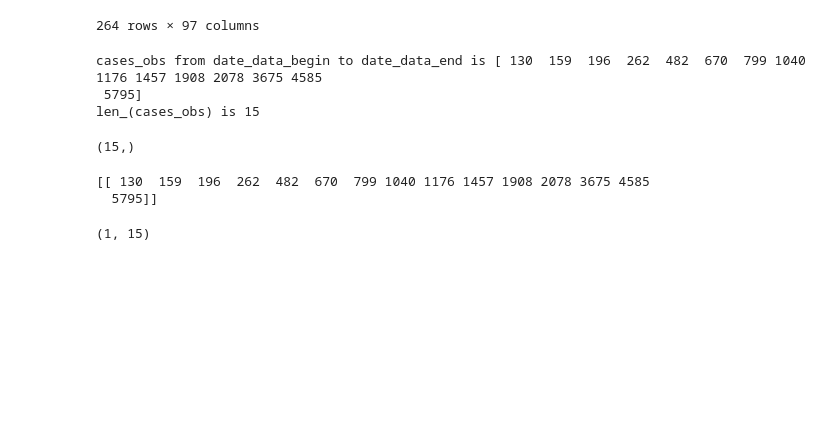
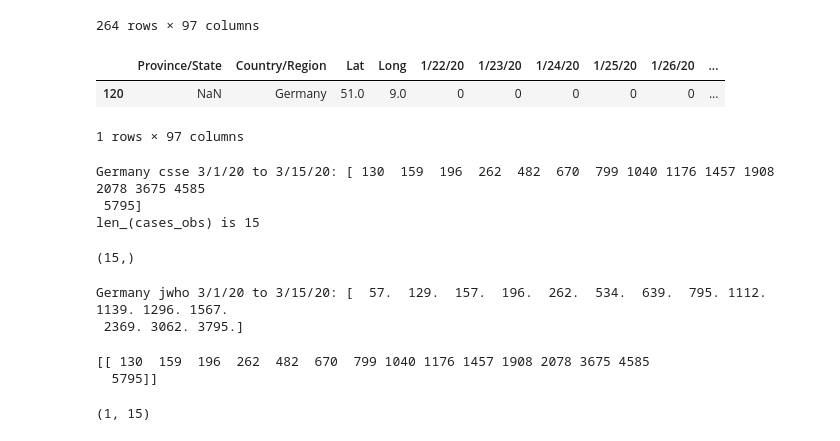
Before and after one commit to herysedra/covid19-mankaiza-clone, a Jupyter notebook: scripts/paper/simple_blocks/data.ipynb, the cells around one changed output. Saved outputs shown, nothing was run; the diff lists cells and outputs as text; code cells hidden in the pictures; blank space fills up the shorter version.

```diff
--- a/scripts/paper/simple_blocks/data.ipynb
+++ b/scripts/paper/simple_blocks/data.ipynb
@@ -95,6 +98,12 @@ memory usage: 200.2+ KB
 | 262 | NaN | Sao Tome and Principe | 0.186360 | 6.613081 | 0 | 0 | 0 | 0 | 0 | ... |
 | 263 | NaN | Yemen | 15.552727 | 48.516388 | 0 | 0 | 0 | 0 | 0 | ... |
 264 rows × 97 columns
+# %%
+csse_confirmed_cases.loc[csse_confirmed_cases["Country/Region"] == "Germany"]
+# %% [output]
+|  | Province/State | Country/Region | Lat | Long | 1/22/20 | 1/23/20 | 1/24/20 | 1/25/20 | 1/26/20 | ... |
+| 120 | NaN | Germany | 51.0 | 9.0 | 0 | 0 | 0 | 0 | 0 | ... |
+1 rows × 97 columns
 # %%
 cases_obs =  np.array(
     csse_confirmed_cases.loc[csse_confirmed_cases["Country/Region"] == "Germany",
@@ -102,17 +111,39 @@ cases_obs =  np.array(
 
 
 
-print('cases_obs from date_data_begin to date_data_end is', cases_obs, sep=" ")
+print('Germany csse 3/1/20 to 3/15/20:', cases_obs, sep=" ")
+
 
 print('len_(cases_obs) is', len(cases_obs), sep=" ")
 type(cases_obs)
 cases_obs.shape
 #From the output, cases_obs is made of 15
 # %% [output]
-cases_obs from date_data_begin to date_data_end is [ 130  159  196  262  482  670  799 1040 1176 1457 1908 2078 3675 4585
+Germany csse 3/1/20 to 3/15/20: [ 130  159  196  262  482  670  799 1040 1176 1457 1908 2078 3675 4585
  5795]
 len_(cases_obs) is 15
 (15,)
+# %%
+date_data_begin = datetime.date(2020,3,1)
+date_data_end = datetime.date(2020,3,15)
+
+format_date = lambda date_py: '{}/{}/{}'.format(date_py.month, date_py.day,
+                                                 str(date_py.year))
+
+date_formatted_begin = format_date(date_data_begin)
+date_formatted_end = format_date(date_data_end)
+
+"""
+cases_jw_obs =  np.array(who_conf_and_death_cases.loc[(who_conf_and_death_cases['Province/States'] == "Confirmed") & (who_conf_and_death_cases["Country/Region"] == "Germany"),
+                        date_formatted_begin:date_formatted_end])
+"""
+cases_jw_obs =  np.array(who_conf_and_death_cases.loc[who_conf_and_death_cases["Country/Region"] == "Germany",
+                        date_formatted_begin:date_formatted_end])[0]
+
+print('Germany jwho 3/1/20 to 3/15/20:', cases_jw_obs)
+# %% [output]
+Germany jwho 3/1/20 to 3/15/20: [  57.  129.  157.  196.  262.  534.  639.  795. 1112. 1139. 1296. 1567.
+ 2369. 3062. 3795.]
 # %%
 cases0_obs =  np.array(
     csse_confirmed_cases.loc[csse_confirmed_cases["Country/Region"] == "Germany",
```
Also changed, not shown: parts of 5 cells of this notebook.
